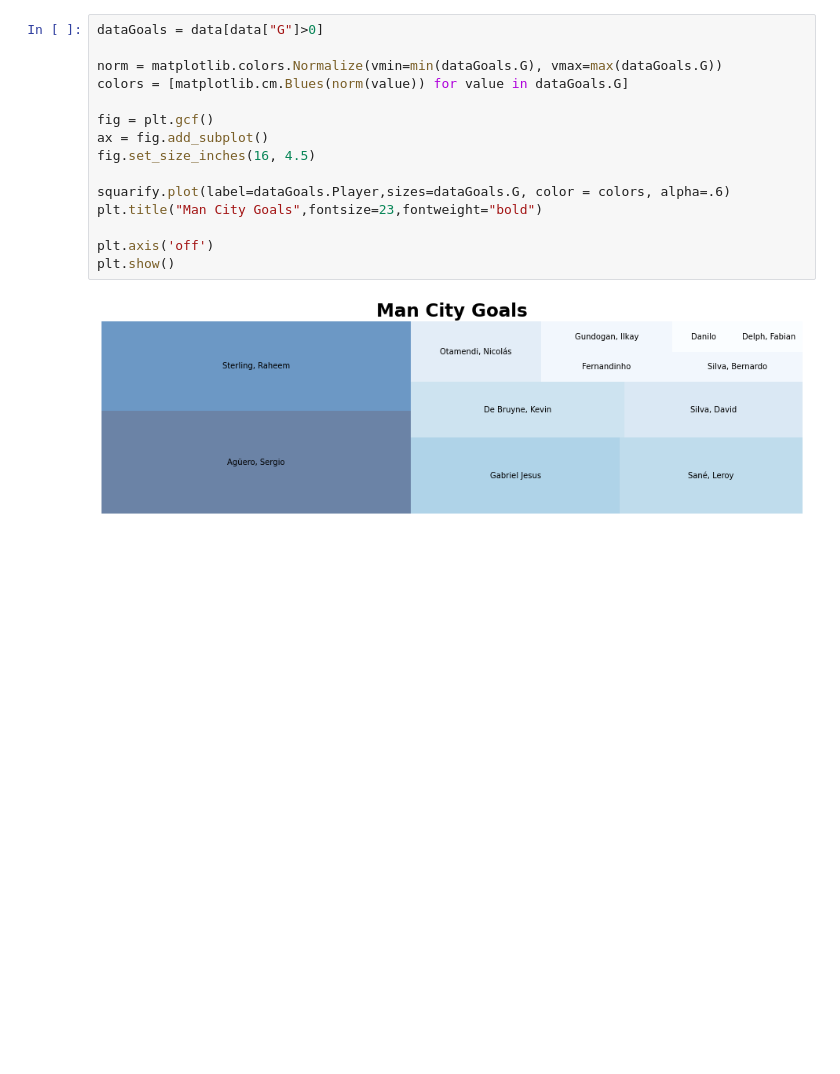
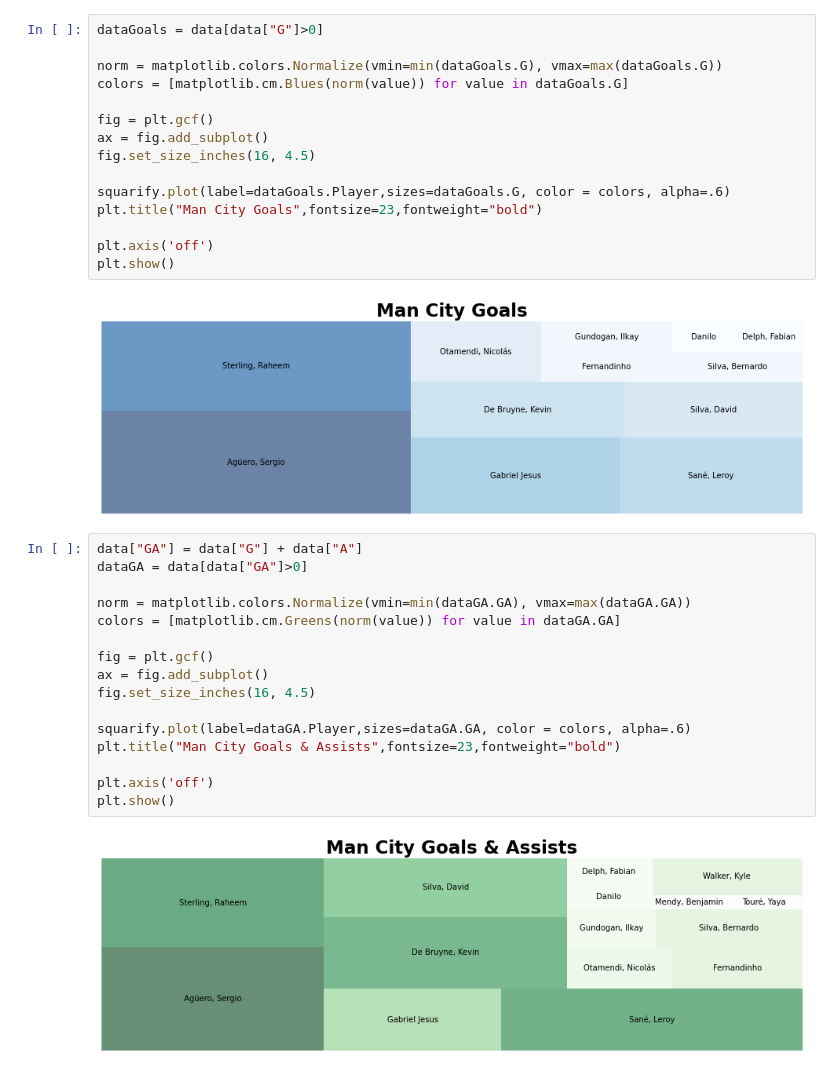
Before and after one commit to dylodylo/football-data-analysis, a Jupyter notebook: PythonFC/main.ipynb, the cells around one changed output. Drawn from its saved outputs; the diff is of its cells as text; blank space fills up the shorter version.

Commit message:
Some data visualisation

```diff
--- a/PythonFC/main.ipynb
+++ b/PythonFC/main.ipynb
@@ -759,3 +759,21 @@ plt.axis('off')
 plt.show()
 # %% [output]
 [figure]
+# %%
+data["GA"] = data["G"] + data["A"]
+dataGA = data[data["GA"]>0]
+
+norm = matplotlib.colors.Normalize(vmin=min(dataGA.GA), vmax=max(dataGA.GA))
+colors = [matplotlib.cm.Greens(norm(value)) for value in dataGA.GA]
+
+fig = plt.gcf()
+ax = fig.add_subplot()
+fig.set_size_inches(16, 4.5)
+
+squarify.plot(label=dataGA.Player,sizes=dataGA.GA, color = colors, alpha=.6)
+plt.title("Man City Goals & Assists",fontsize=23,fontweight="bold")
+
+plt.axis('off')
+plt.show()
+# %% [output]
+[figure, added]
```
Also changed, not shown: parts of 7 cells of this notebook.
